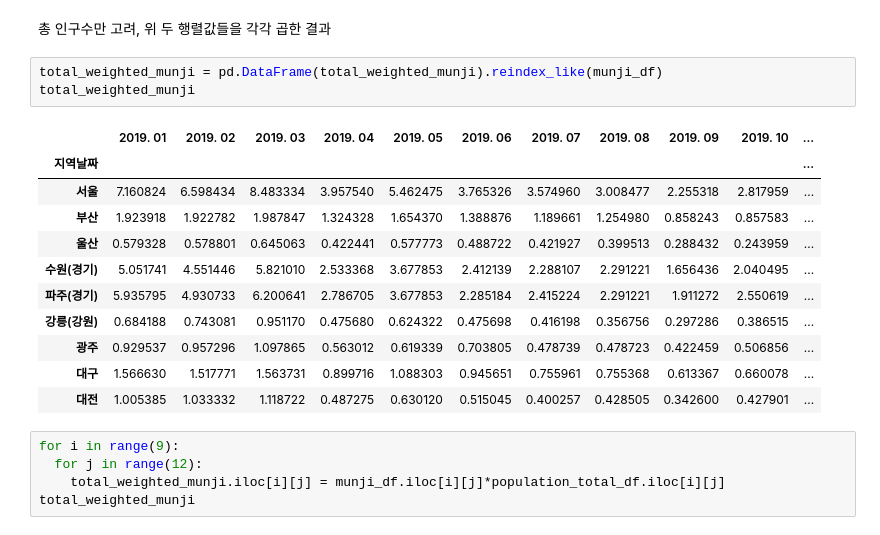
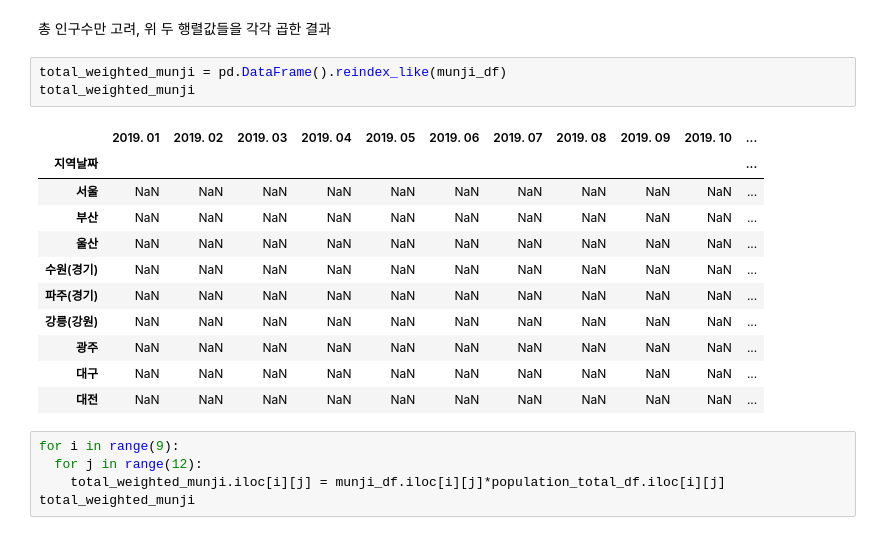
Before and after one commit to HWANG-HOE-SUN/bigcon, a Jupyter notebook: BigCon1.ipynb, the cells around one changed output. Cells and saved outputs as stored; diff of their text form.

```diff
--- a/BigCon1.ipynb
+++ b/BigCon1.ipynb
@@ -584,20 +573,20 @@ population_total_df,munji_df
 # %% [markdown]
 총 인구수만 고려, 위 두 행렬값들을 각각 곱한 결과
 # %%
-total_weighted_munji = pd.DataFrame(total_weighted_munji).reindex_like(munji_df)
+total_weighted_munji = pd.DataFrame().reindex_like(munji_df)
 total_weighted_munji
 # %% [output]
 |  | 2019. 01 | 2019. 02 | 2019. 03 | 2019. 04 | 2019. 05 | 2019. 06 | 2019. 07 | 2019. 08 | 2019. 09 | 2019. 10 | ... |
 | 지역날짜 |  |  |  |  |  |  |  |  |  |  | ... |
-| 서울 | 7.160824 | 6.598434 | 8.483334 | 3.957540 | 5.462475 | 3.765326 | 3.574960 | 3.008477 | 2.255318 | 2.817959 | ... |
-| 부산 | 1.923918 | 1.922782 | 1.987847 | 1.324328 | 1.654370 | 1.388876 | 1.189661 | 1.254980 | 0.858243 | 0.857583 | ... |
-| 울산 | 0.579328 | 0.578801 | 0.645063 | 0.422441 | 0.577773 | 0.488722 | 0.421927 | 0.399513 | 0.288432 | 0.243959 | ... |
-| 수원(경기) | 5.051741 | 4.551446 | 5.821010 | 2.533368 | 3.677853 | 2.412139 | 2.288107 | 2.291221 | 1.656436 | 2.040495 | ... |
-| 파주(경기) | 5.935795 | 4.930733 | 6.200641 | 2.786705 | 3.677853 | 2.285184 | 2.415224 | 2.291221 | 1.911272 | 2.550619 | ... |
-| 강릉(강원) | 0.684188 | 0.743081 | 0.951170 | 0.475680 | 0.624322 | 0.475698 | 0.416198 | 0.356756 | 0.297286 | 0.386515 | ... |
-| 광주 | 0.929537 | 0.957296 | 1.097865 | 0.563012 | 0.619339 | 0.703805 | 0.478739 | 0.478723 | 0.422459 | 0.506856 | ... |
-| 대구 | 1.566630 | 1.517771 | 1.563731 | 0.899716 | 1.088303 | 0.945651 | 0.755961 | 0.755368 | 0.613367 | 0.660078 | ... |
-| 대전 | 1.005385 | 1.033332 | 1.118722 | 0.487275 | 0.630120 | 0.515045 | 0.400257 | 0.428505 | 0.342600 | 0.427901 | ... |
+| 서울 | NaN | NaN | NaN | NaN | NaN | NaN | NaN | NaN | NaN | NaN | ... |
+| 부산 | NaN | NaN | NaN | NaN | NaN | NaN | NaN | NaN | NaN | NaN | ... |
+| 울산 | NaN | NaN | NaN | NaN | NaN | NaN | NaN | NaN | NaN | NaN | ... |
+| 수원(경기) | NaN | NaN | NaN | NaN | NaN | NaN | NaN | NaN | NaN | NaN | ... |
+| 파주(경기) | NaN | NaN | NaN | NaN | NaN | NaN | NaN | NaN | NaN | NaN | ... |
+| 강릉(강원) | NaN | NaN | NaN | NaN | NaN | NaN | NaN | NaN | NaN | NaN | ... |
+| 광주 | NaN | NaN | NaN | NaN | NaN | NaN | NaN | NaN | NaN | NaN | ... |
+| 대구 | NaN | NaN | NaN | NaN | NaN | NaN | NaN | NaN | NaN | NaN | ... |
+| 대전 | NaN | NaN | NaN | NaN | NaN | NaN | NaN | NaN | NaN | NaN | ... |
 # %%
 for i in range(9):
   for j in range(12):
```
Also changed, not shown: parts of 21 cells of this notebook.
